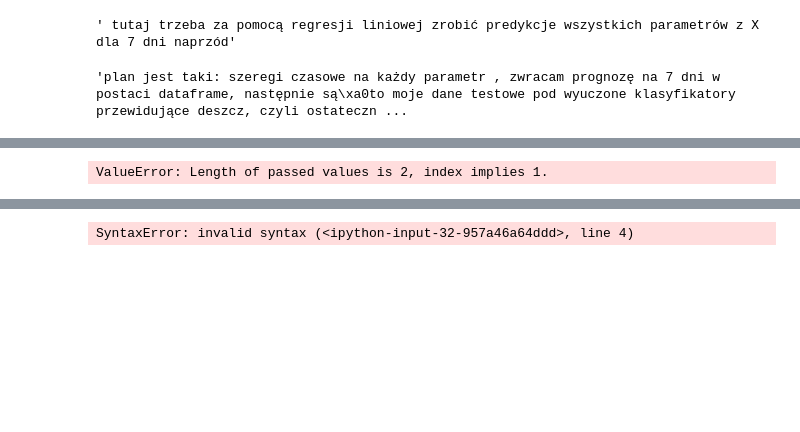
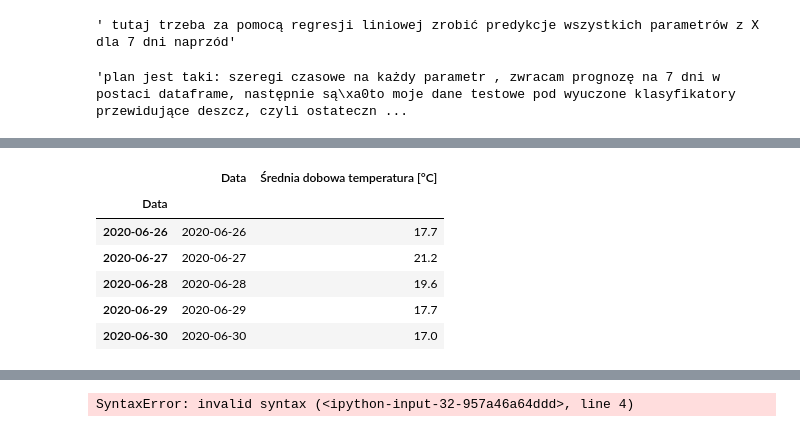
Before and after one commit to 9albert6/mkird, a Jupyter notebook: Models.ipynb, the cells around one changed output, grey strips where cells are left out. Cells and saved outputs as stored; diff of their text form; code cells hidden in the pictures; blank space fills up the shorter version.

```diff
--- a/Models.ipynb
+++ b/Models.ipynb
@@ -149,14 +148,0 @@ plt.show()
-# %%
-from statsmodels.tsa.arima_model import ARMA
-
-model = ARMA(y, order=(2, 1))
-model_fit = model.fit(disp=False)
-# make prediction
-prediction_temp = []
-
-for k in range(0,7):
-    yhat = model_fit.predict(len(y)+k, len(y)+k)
-    prediction_temp.append(yhat)
-print(prediction_temp)
-# %% [output]
-ValueError: Length of passed values is 2, index implies 1.
@@ -162,0 +151,10 @@ ValueError: Length of passed values is 2, index implies 1.
+# %%
+df2.tail()
+# %% [output]
+|  | Data | Średnia dobowa temperatura [°C] |
+| Data |  |  |
+| 2020-06-26 | 2020-06-26 | 17.7 |
+| 2020-06-27 | 2020-06-27 | 21.2 |
+| 2020-06-28 | 2020-06-28 | 19.6 |
+| 2020-06-29 | 2020-06-29 | 17.7 |
+| 2020-06-30 | 2020-06-30 | 17.0 |
```
Also changed, not shown: parts of 7 cells of this notebook.
